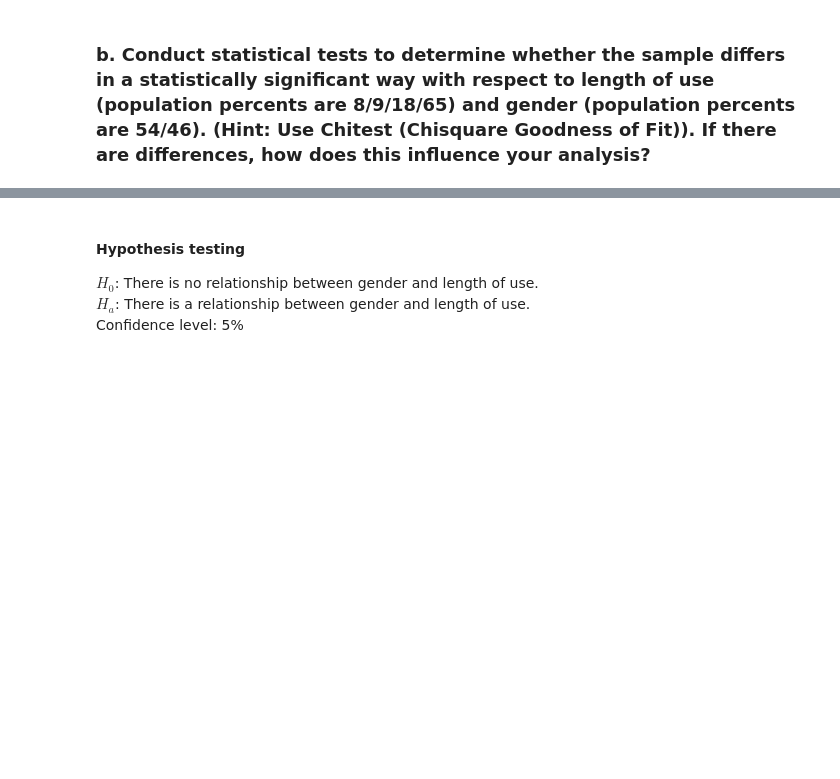
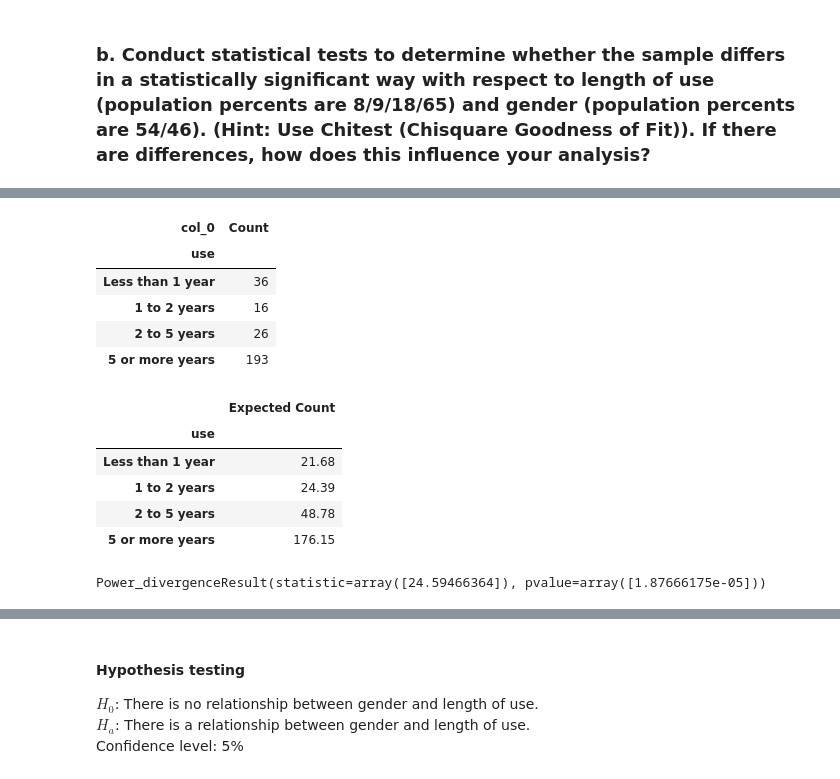
Before and after one commit to ktkuwahara/sharing-repository, a Jupyter notebook: National Insurance.ipynb, the cells around one changed output, grey strips where cells are left out. Saved outputs shown, nothing was run; the diff lists cells and outputs as text; code cells hidden in the pictures; blank space fills up the shorter version.

```diff
--- a/National Insurance.ipynb
+++ b/National Insurance.ipynb
@@ -145,0 +160,26 @@ tab_b
+# %%
+use_obs = pd.crosstab(index = df["use"], columns = "Count")
+use_obs = obs.reindex(["Less than 1 year", "1 to 2 years", "2 to 5 years", "5 or more years"])
+display(use_obs)
+
+use_expected_pecent = pd.DataFrame([0.08, 0.09, 0.18, 0.65], index = use_obs.index)
+use_exp_freq = use_expected_pecent * 271
+use_exp_freq.columns = ["Expected Count"]
+display(expected_freq)
+# %% [output]
+| col_0 | Count |
+| use |  |
+| Less than 1 year | 36 |
+| 1 to 2 years | 16 |
+| 2 to 5 years | 26 |
+| 5 or more years | 193 |
+|  | Expected Count |
+| use |  |
+| Less than 1 year | 21.68 |
+| 1 to 2 years | 24.39 |
+| 2 to 5 years | 48.78 |
+| 5 or more years | 176.15 |
+# %%
+stats.chisquare(f_obs = obs, f_exp = expected_freq)
+# %% [output]
+Power_divergenceResult(statistic=array([24.59466364]), pvalue=array([1.87666175e-05]))
```
Also changed, not shown: parts of 11 cells of this notebook.
